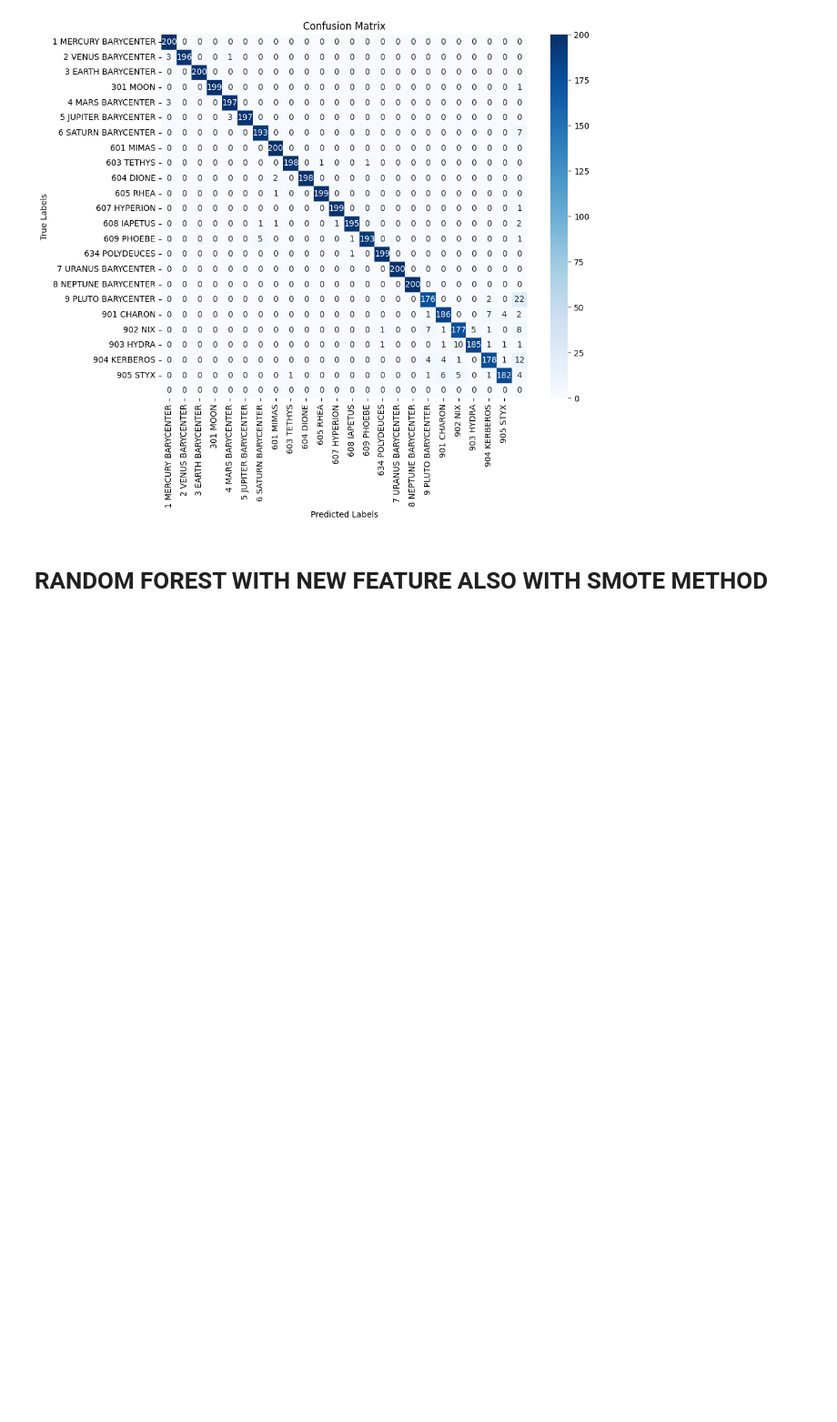
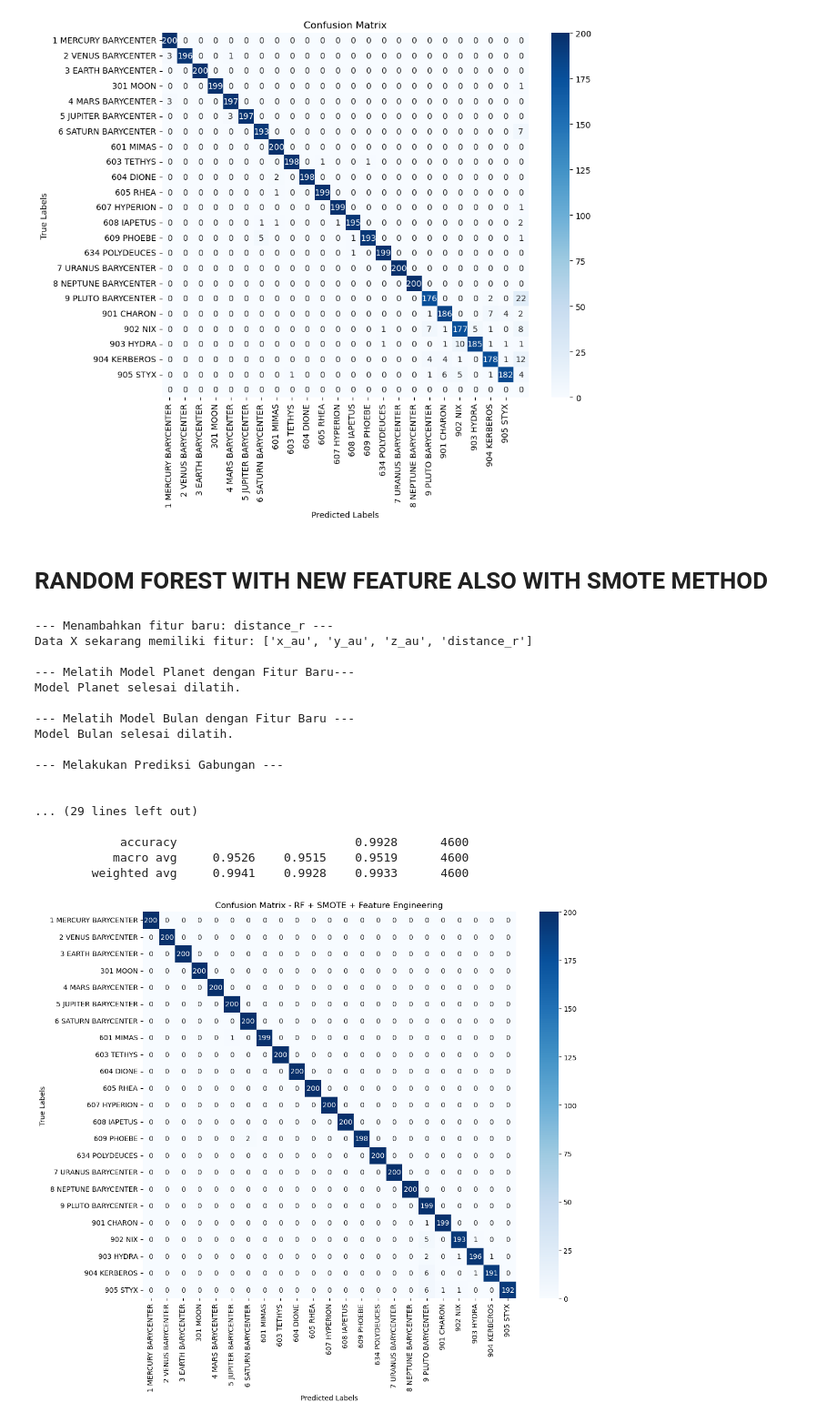
Before and after one commit to ARoyyanF/RBL-AnalisisData-ML, a Jupyter notebook: current-notebooks/multiple-rf.ipynb, the cells around one changed output. Shown at 91% size. Drawn from its saved outputs; the diff is of its cells as text; code cells hidden in the pictures; blank space fills up the shorter version.

```diff
--- a/current-notebooks/multiple-rf.ipynb
+++ b/current-notebooks/multiple-rf.ipynb
@@ -324,7 +324,6 @@ import seaborn as sns
 import random
 
 # --- 1. Persiapan Data ---
-df_raw = pd.read_csv('one_revolution_paths.csv')
 planets = ['1 MERCURY BARYCENTER', '2 VENUS BARYCENTER', '3 EARTH BARYCENTER', '4 MARS BARYCENTER', '5 JUPITER BARYCENTER', '6 SATURN BARYCENTER', '7 URANUS BARYCENTER', '8 NEPTUNE BARYCENTER', '9 PLUTO BARYCENTER']
 moons = ['301 MOON', '601 MIMAS', '603 TETHYS', '604 DIONE', '605 RHEA', '607 HYPERION', '608 IAPETUS', '609 PHOEBE', '634 POLYDEUCES', '901 CHARON', '902 NIX', '903 HYDRA', '904 KERBEROS', '905 STYX']
 df = df_raw[df_raw['name'].isin(planets + moons)].reset_index(drop=True)
@@ -360,30 +359,49 @@ print("\n--- Melatih Model Bulan dengan Fitur Baru ---")
 y_moon = df['moons_only']
 X_train_m, X_test_m, y_train_m, y_test_m = train_test_split(X, y_moon, test_size=0.1, random_state=random.randint(0,1000), stratify=y_moon)
 smote_m = SMOTE(random_state=42)
 X_train_m_smote, y_train_m_smote = smote_m.fit_resample(X_train_m, y_train_m)
 
 rf_moon = RandomForestClassifier(n_estimators=100, random_state=random.randint(0,1000), n_jobs=-1)
 rf_moon.fit(X_train_m_smote, y_train_m_smote)
 print("Model Bulan selesai dilatih.")
 
 
 # --- 5. Prediksi Gabungan & Evaluasi ---
 print("\n--- Melakukan Prediksi Gabungan ---")
 df['pred_feat_eng'] = rf_planet.predict(X)
 other_indices = df[df['pred_feat_eng'] == 'other'].index
 df.loc[other_indices, 'pred_feat_eng'] = rf_moon.predict(df.loc[other_indices, X.columns])
 
 accuracy_fe = accuracy_score(df['name'], df['pred_feat_eng'])
 print(f"\n\nAccuracy Score setelah Feature Engineering: {accuracy_fe:.4f}")
 
 print("\nLaporan Klasifikasi:")
 print(classification_report(df['name'], df['pred_feat_eng'], digits=4))
 
 class_names = sorted(moons+planets)
 plt.figure(figsize=(12, 10))
 cm = confusion_matrix(df['name'], df['pred_feat_eng'], labels=class_names)
 sns.heatmap(cm, annot=True, cmap='Blues', fmt='d', xticklabels=class_names, yticklabels=class_names)
 plt.xlabel('Predicted Labels')
 plt.ylabel('True Labels')
 plt.title('Confusion Matrix - RF + SMOTE + Feature Engineering')
 plt.show()
+# %% [output]
+--- Menambahkan fitur baru: distance_r ---
+Data X sekarang memiliki fitur: ['x_au', 'y_au', 'z_au', 'distance_r']
+
+--- Melatih Model Planet dengan Fitur Baru---
+Model Planet selesai dilatih.
+
+--- Melatih Model Bulan dengan Fitur Baru ---
+Model Bulan selesai dilatih.
+
+--- Melakukan Prediksi Gabungan ---
+
+
+... (29 lines left out)
+
+            accuracy                         0.9928      4600
+           macro avg     0.9526    0.9515    0.9519      4600
+        weighted avg     0.9941    0.9928    0.9933      4600
+[figure, added]
```
Also changed, not shown: parts of 8 cells of this notebook.
